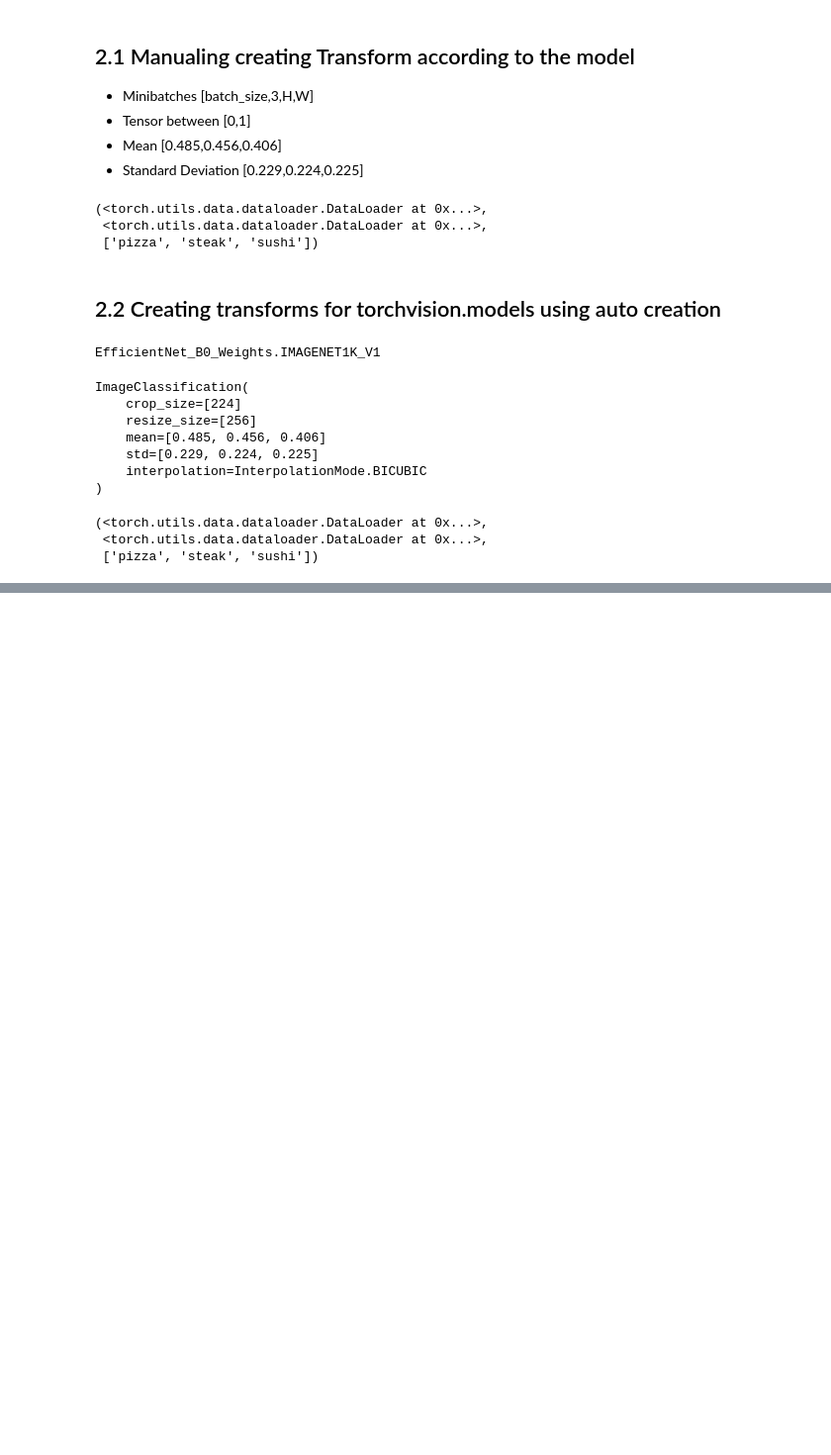
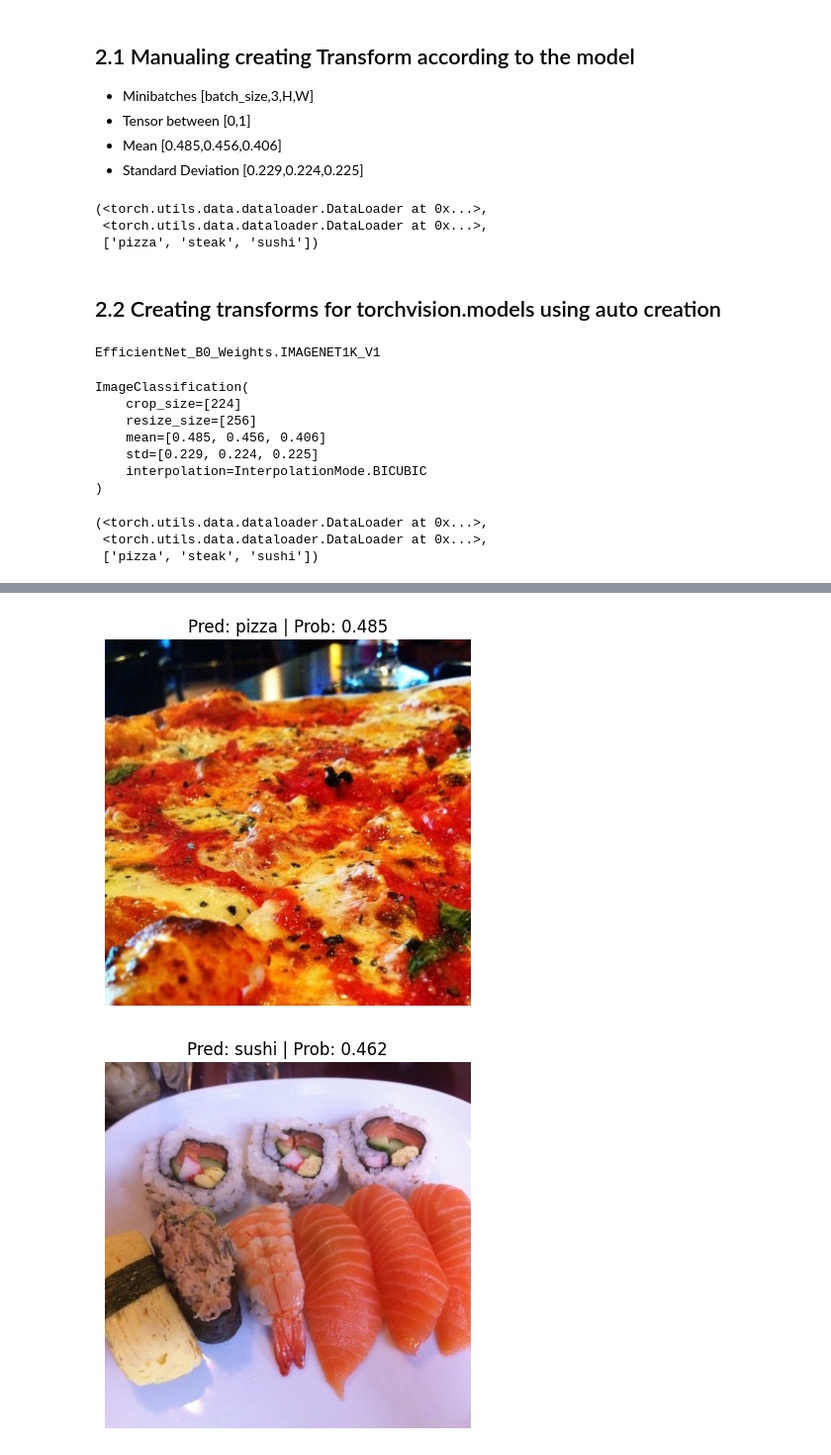
Before and after one commit to HarshEkbote/PyTorch-Basics, a Jupyter notebook: 07_Transfer_Learning.ipynb, the cells around one changed output, grey strips where cells are left out. Shown at 99% size. Saved outputs shown, nothing was run; the diff lists cells and outputs as text; code cells hidden in the pictures; blank space fills up the shorter version.

```diff
--- a/07_Transfer_Learning.ipynb
+++ b/07_Transfer_Learning.ipynb
@@ -128,0 +278,46 @@ train_dataloader,test_dataloader,class_name
+# %%
+#Predict for random image
+from typing import List,Dict,Tuple
+from PIL import Image
+from torchvision import transforms
+
+def pred_and_plot_image(model:torch.nn.Module,image_path:str,class_names:List[str],image_size:Tuple[int,int],transform:torchvision.transforms=None,device:torch.device=device):
+  img=Image.open(image_path)
+
+  if transform is not None:
+    image_transfom=transform
+  else:
+    image_transform=transforms.Compose([
+        transforms.Resize(size=(224,224)),
+        transforms.ToTensor(),
+        transforms.Normalize(mean=[0.485,0.456,0.406],std=[0.229,0.224,0.225])
+    ])
+
+  model.to(device)
+  model.eval()
+
+  with torch.inference_mode():
+    transformed_image=image_transform(img).unsqueeze(dim=0)
+    target_image_pred=model(transformed_image.to(device))
+  target_image_pred_probs=torch.softmax(target_image_pred,dim=1)
+  target_img_label=torch.argmax(target_image_pred_probs,dim=1)
+
+  plt.figure()
+  plt.imshow(img)
+  plt.title(f'Pred: {class_names[target_img_label]} | Prob: {target_image_pred_probs.max():.3f}')
+  plt.axis(False)
+# %%
+#Test random image from testset
+import random
+num_images=3
+test_img_path_list=list(Path(test_dir).glob('*/*.jpg'))
+test_image_path_sample=random.sample(population=test_img_path_list,k=num_images)
+
+for image_path in test_image_path_sample:
+  pred_and_plot_image(model=model,
+                      image_path=image_path,
+                      class_names=class_name,
+                      image_size=(224,224))
+# %% [output]
+[figure, added]
+[figure, added]
```
Also changed, not shown: parts of 21 cells of this notebook.
